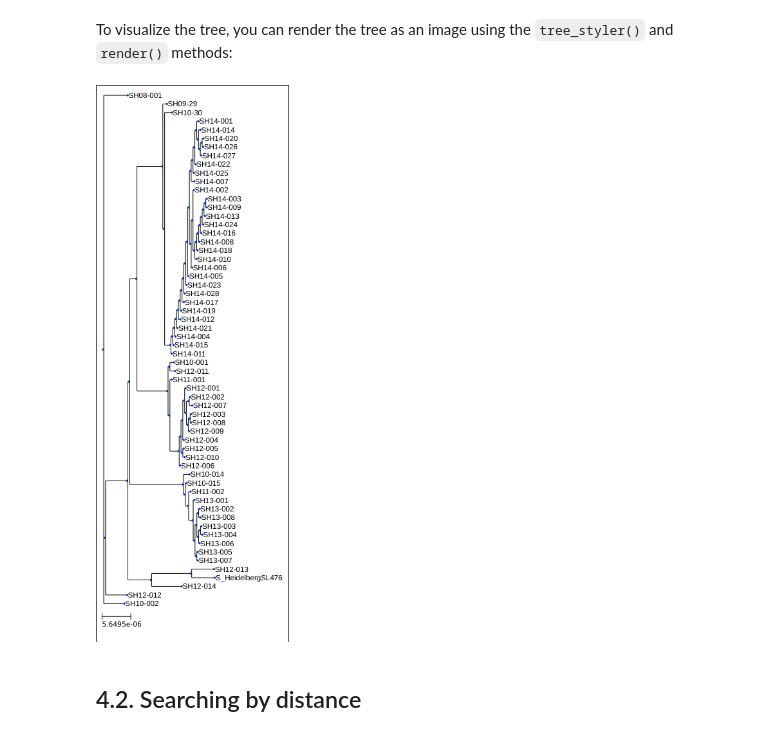
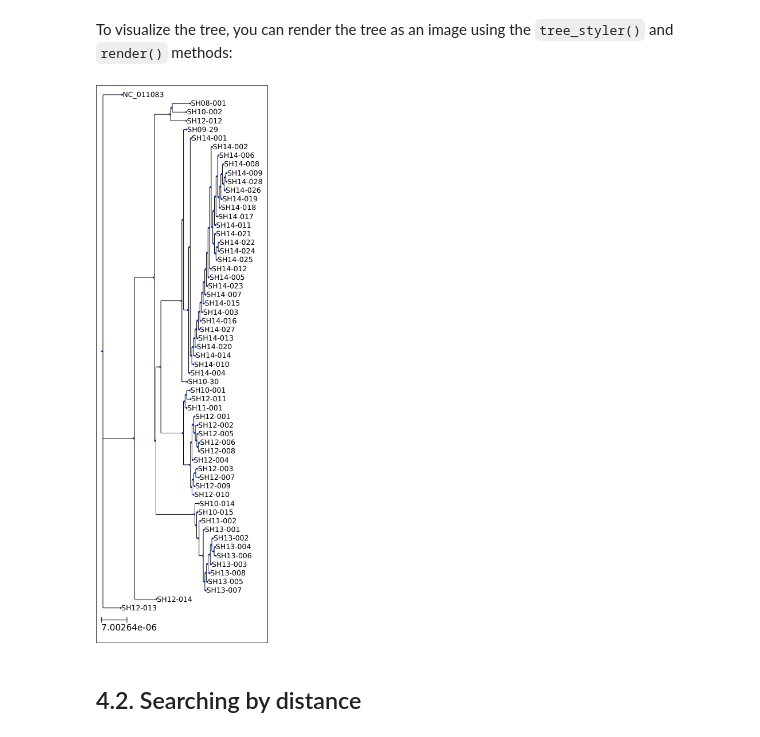
Before and after one commit to apetkau/genomics-data-index-examples, a Jupyter notebook: examples/tutorial-3-querying-overview.ipynb, the cells around one changed output. Drawn from its saved outputs; the diff is of its cells as text; code cells hidden in the pictures.

```diff
--- a/examples/tutorial-3-querying-overview.ipynb
+++ b/examples/tutorial-3-querying-overview.ipynb
@@ -331,6 +332,6 @@ Queries are not limited to what mutations a sample has or by sample name. We can
 
 To do this, we must specify that our query has a tree attached to it. The example data for this tutorial does have such a tree.
 # %%
-t = db.samples_query(universe='mutations', reference_name='S_HeidelbergSL476')
+t = db.samples_query(universe='mutations', reference_name='NC_011083')
 t
 # %% [output]
@@ -344,9 +345,9 @@ ete3.coretype.tree.TreeNode
 # %% [markdown]
 To visualize the tree, you can render the tree as an image using the `tree_styler()` and `render()` methods:
 # %%
-t.tree_styler().render(w=300)
+t.tree_styler(show_legend_type_labels=False).render(w=300)
 # %% [output]
-[figure, old version]
+[figure, new version]
 # %% [markdown]
 ## 4.2. Searching by distance
 # %% [markdown]
```
Also changed, not shown: parts of 35 cells of this notebook.
